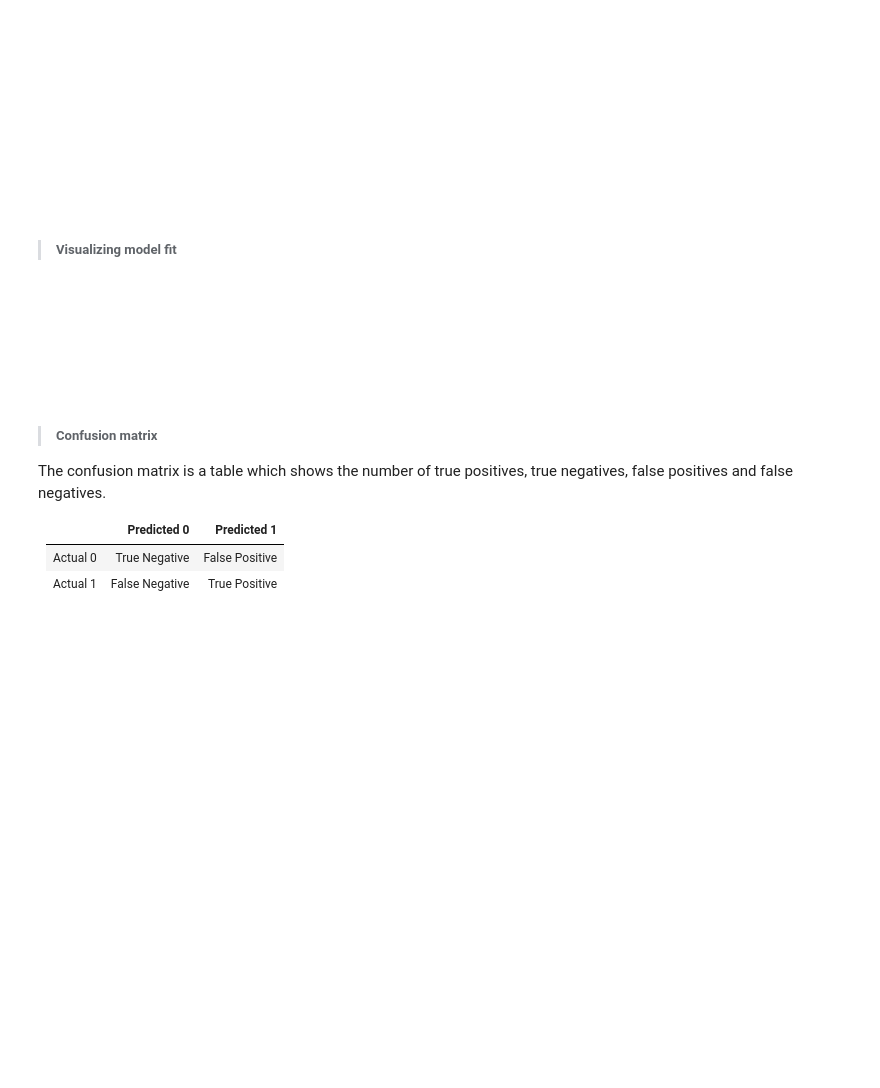
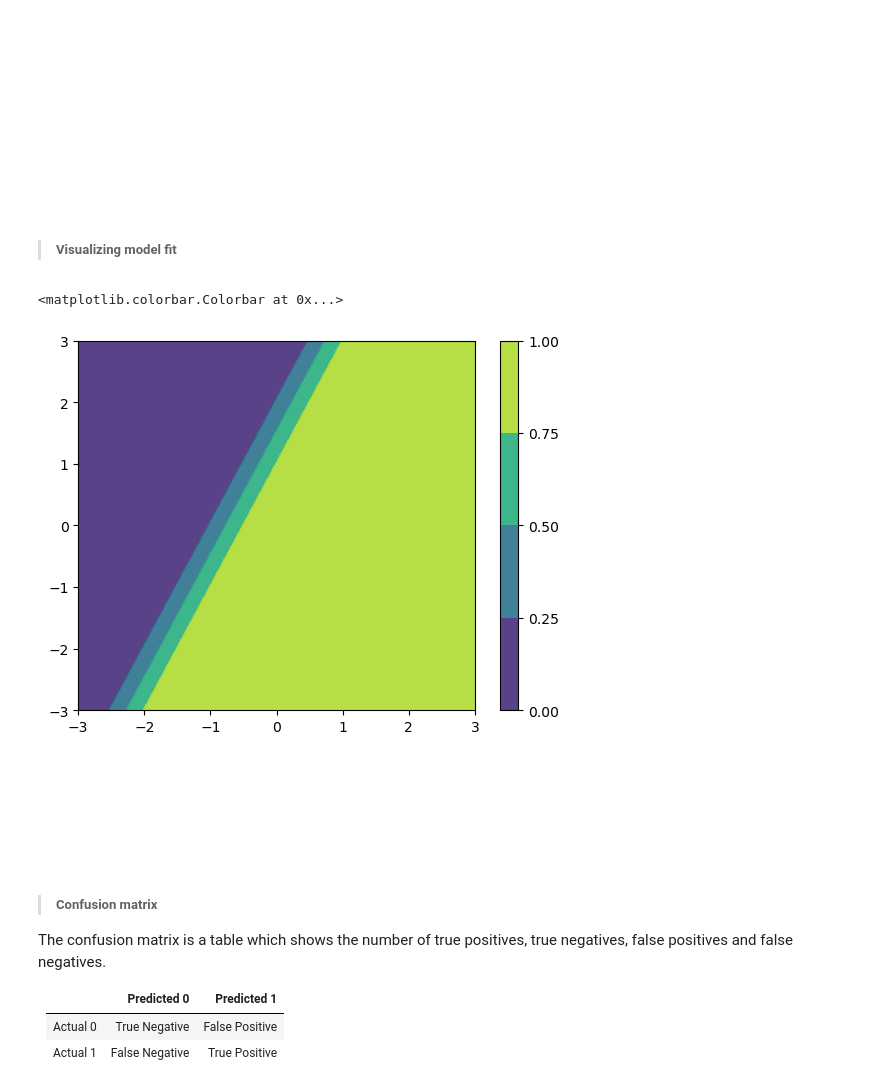
Before and after one commit to carolynzhangxy/MATH-189, a Jupyter notebook: notebooks/week-8.ipynb, the cells around one changed output. Saved outputs shown, nothing was run; the diff lists cells and outputs as text; code cells hidden in the pictures; blank space fills up the shorter version.

```diff
--- a/notebooks/week-8.ipynb
+++ b/notebooks/week-8.ipynb
@@ -732,17 +932,20 @@ plt.scatter(fitted, residuals)
 # %%
 # df contains x1, x2, and y
 # make a filled contour plot of x1, x2 with colors for the predicted probabilities
 x1_grid = np.linspace(-3, 3, 100)
 x2_grid = np.linspace(-3, 3, 100)
 
 X1, X2 = np.meshgrid(x1_grid, x2_grid)
 
 probs = model.predict(pd.DataFrame({'x1': X1.ravel(), 'x2': X2.ravel()}))
-P = p.values.reshape(X1.shape)
+P = probs.values.reshape(X1.shape)
 
 # plot using matplotlib with colorbar
-plt.contourf(X1, X2, P, cmap='viridis', levels=np.linspace(0, 1, 20), alpha=0.9)
+plt.contourf(X1, X2, P, cmap='viridis', levels=np.linspace(0, 1, 5), alpha=0.9)
 plt.colorbar()
+# %% [output]
+<matplotlib.colorbar.Colorbar at 0x...>
+[figure, added]
 # %% [markdown]
 <br><br><br><br>
 # %% [markdown]
```
Also changed, not shown: parts of 51 cells of this notebook.
